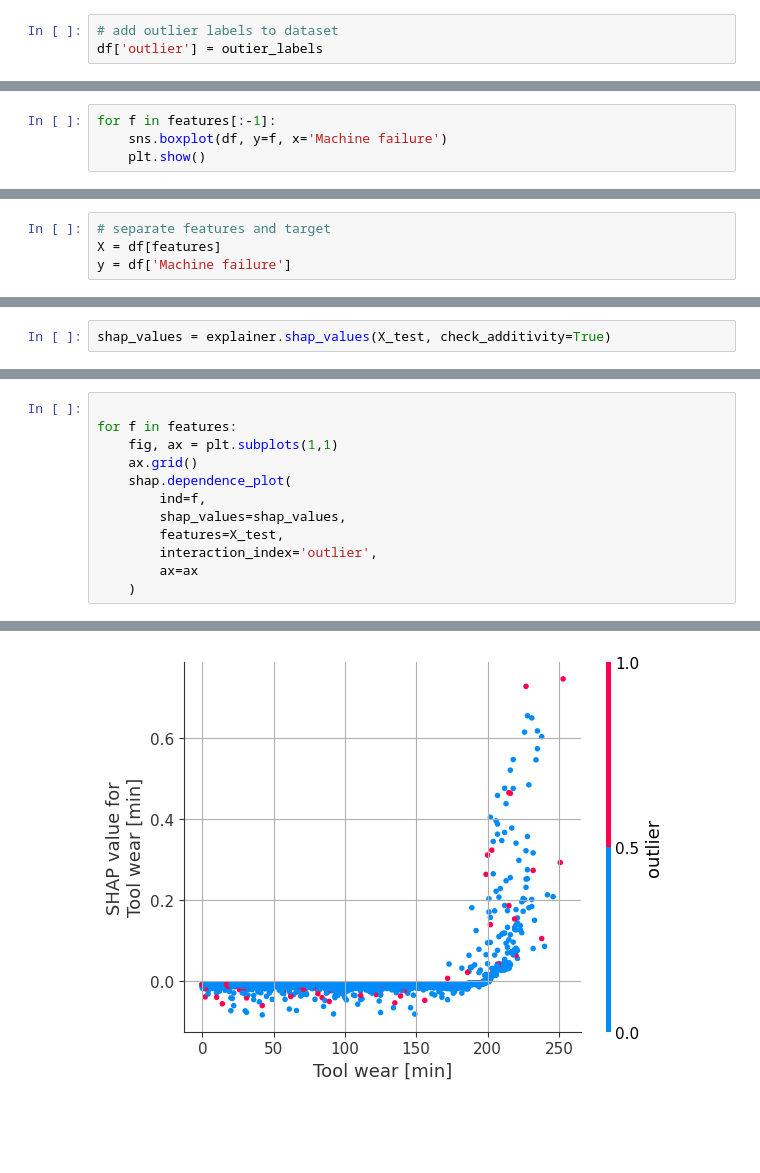
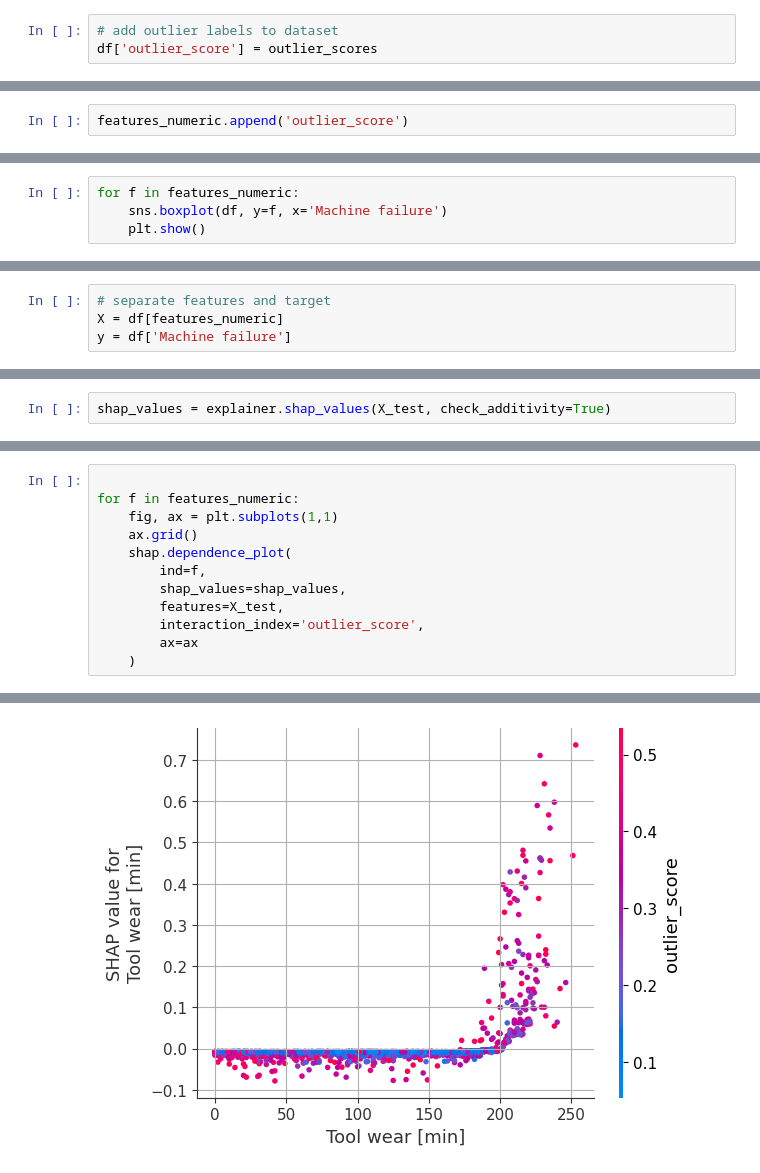
Before and after one commit to Sebastian1981/CBM_DataSimulator, a Jupyter notebook: notebooks/eda.ipynb, the cells around one changed output, grey strips where cells are left out. Cells and saved outputs as stored; diff of their text form; blank space fills up the shorter version.

```diff
--- a/notebooks/eda.ipynb
+++ b/notebooks/eda.ipynb
@@ -91,6 +93,6 @@ outier_labels.sum()
 # %%
 # add outlier labels to dataset
-df['outlier'] = outier_labels
+df['outlier_score'] = outlier_scores
 # %%
 df.head()
 # %% [output]
@@ -114 +105,3 @@ features_numeric + features_categorical
+# %%
+features_numeric.append('outlier_score')
 # %%
@@ -123,7 +116,7 @@ df[features].head()
 # %% [markdown]
 ## Boxplots
 # %%
-for f in features[:-1]:
+for f in features_numeric:
     sns.boxplot(df, y=f, x='Machine failure')
     plt.show()
 # %% [output]
@@ -176,7 +179,7 @@ Torque [Nm] Tool wear [min]
 # Machine Learning Modeling
 # %%
 # separate features and target
-X = df[features]
+X = df[features_numeric]
 y = df['Machine failure']
 # %%
 # Train Test Split
@@ -271,13 +274,13 @@ shap.decision_plot(
 # %%
 
-for f in features:
+for f in features_numeric:
     fig, ax = plt.subplots(1,1)
     ax.grid()
     shap.dependence_plot(
         ind=f,
         shap_values=shap_values,
         features=X_test,
-        interaction_index='outlier',
+        interaction_index='outlier_score',
         ax=ax
     )
 # %% [output]
@@ -288 +291 @@ for f in features:
-[figure, old version]
+[figure, new version]
```
Also changed, not shown: parts of 23 cells of this notebook.
